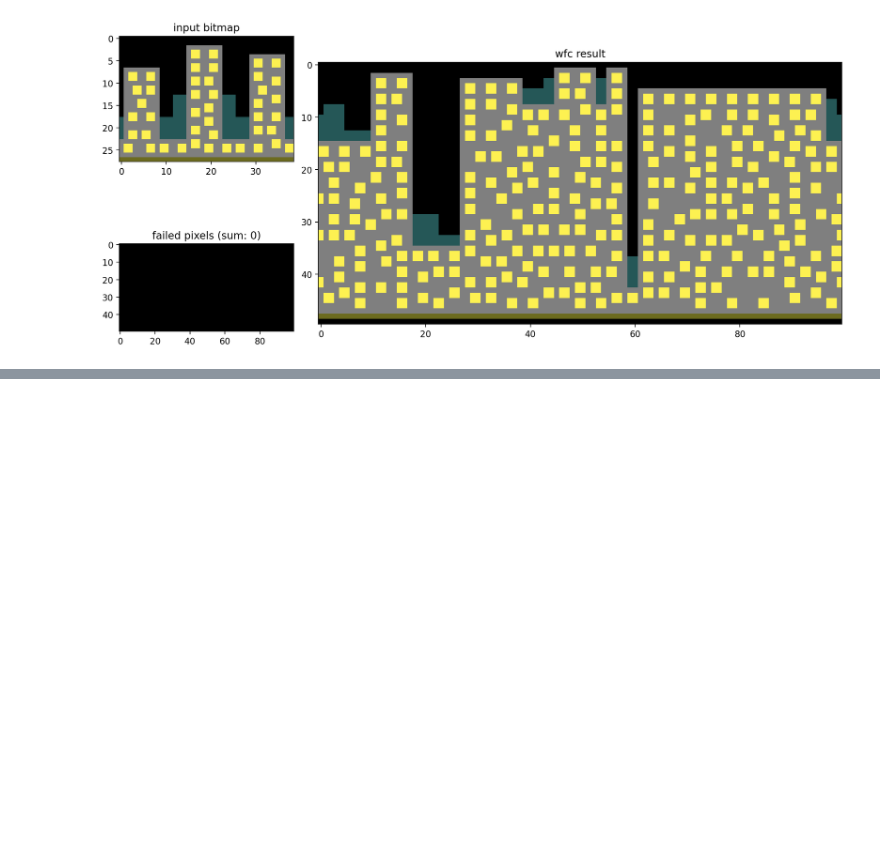
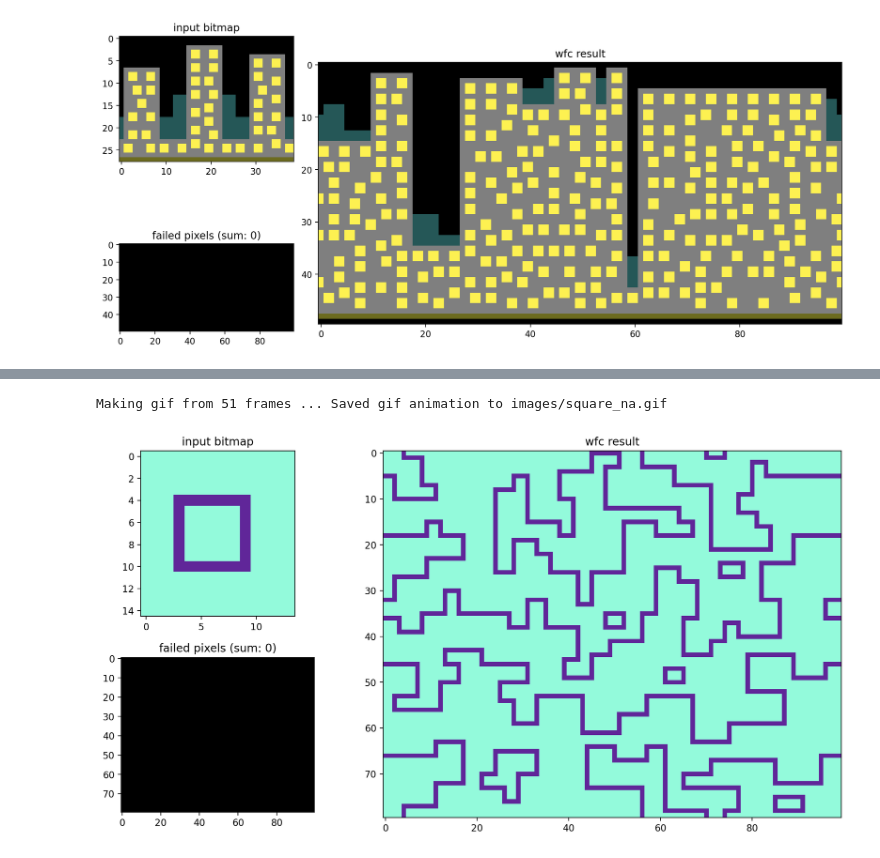
Before and after one commit to adamgnuj/WaveFunctionCollapse_MAF2, a Jupyter notebook: MAF2wfc.ipynb, the cells around one changed output, grey strips where cells are left out. Cells and saved outputs as stored; diff of their text form; code cells hidden in the pictures; blank space fills up the shorter version.

```diff
--- a/MAF2wfc.ipynb
+++ b/MAF2wfc.ipynb
@@ -413,0 +428,6 @@ city.show_gif()
+# %%
+square_rot = WFCR("images/square_na.png")
+square_rot.run(50)
+# %% [output]
+Making gif from 51 frames ... Saved gif animation to images/square_na.gif
+[figure, added]
```
Also changed, not shown: parts of 4 cells of this notebook, 4 other files.
